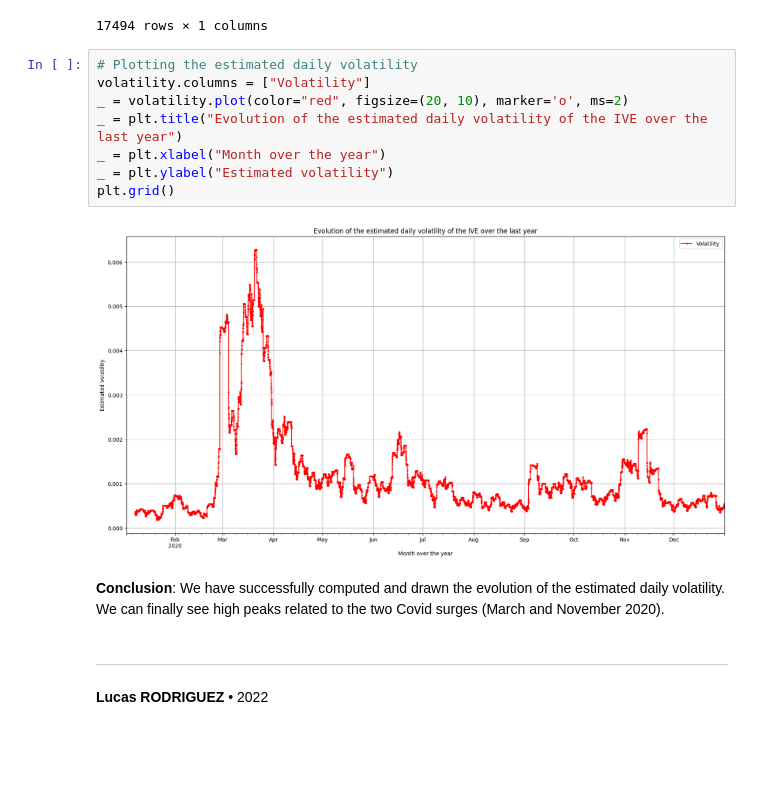
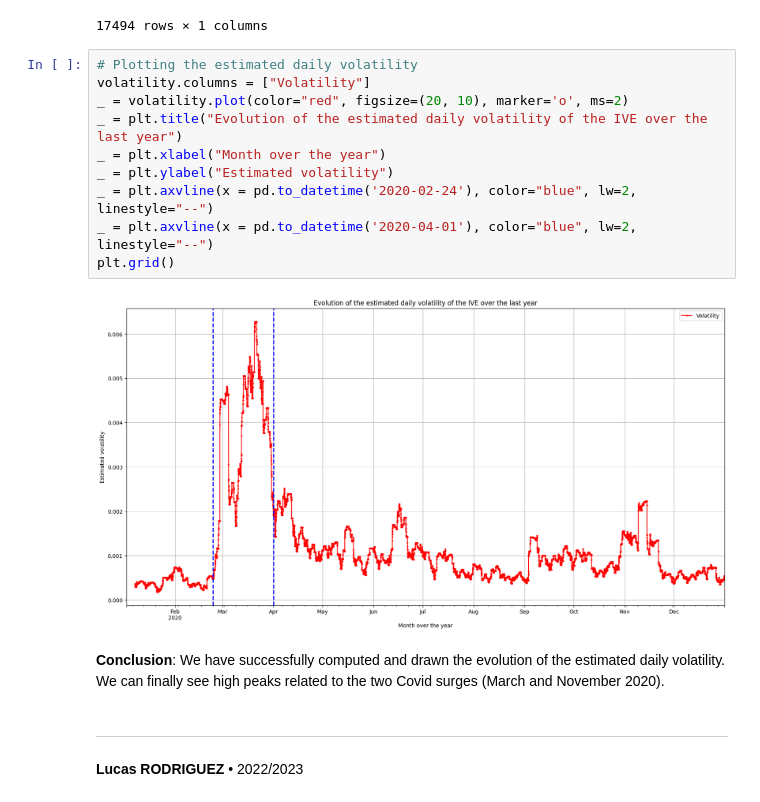
Before and after one commit to lcsrodriguez/HFT-IntradayVol-Estimation, a Jupyter notebook: main.ipynb, the cells around one changed output. Cells and saved outputs as stored; diff of their text form; blank space fills up the shorter version.

```diff
--- a/main.ipynb
+++ b/main.ipynb
@@ -704,16 +708,18 @@ volatility
 # %%
 # Plotting the estimated daily volatility
 volatility.columns = ["Volatility"]
 _ = volatility.plot(color="red", figsize=(20, 10), marker='o', ms=2)
 _ = plt.title("Evolution of the estimated daily volatility of the IVE over the last year")
 _ = plt.xlabel("Month over the year")
 _ = plt.ylabel("Estimated volatility")
+_ = plt.axvline(x = pd.to_datetime('2020-02-24'), color="blue", lw=2, linestyle="--")
+_ = plt.axvline(x = pd.to_datetime('2020-04-01'), color="blue", lw=2, linestyle="--")
 plt.grid()
 # %% [output]
-[figure, old version]
+[figure, new version]
 # %% [markdown]
 **Conclusion**: We have successfully computed and drawn the evolution of the estimated daily volatility. We can finally see high peaks related to the two Covid surges (March and November 2020).
 # %% [markdown]
 ---
 
-**Lucas RODRIGUEZ** &bullet; 2022
+**Lucas RODRIGUEZ** &bullet; 2022/2023
```
Also changed, not shown: parts of 15 cells of this notebook.
